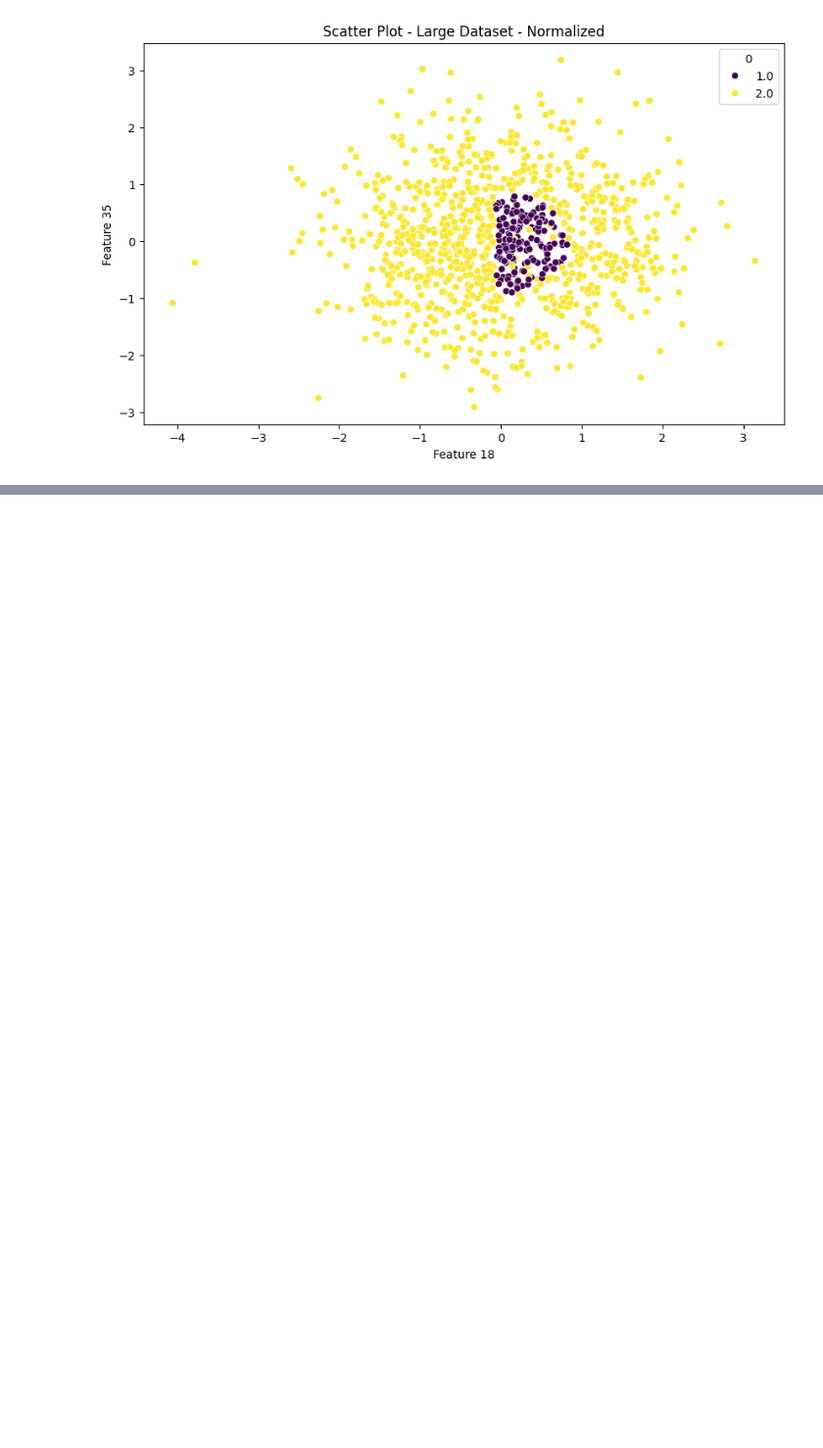
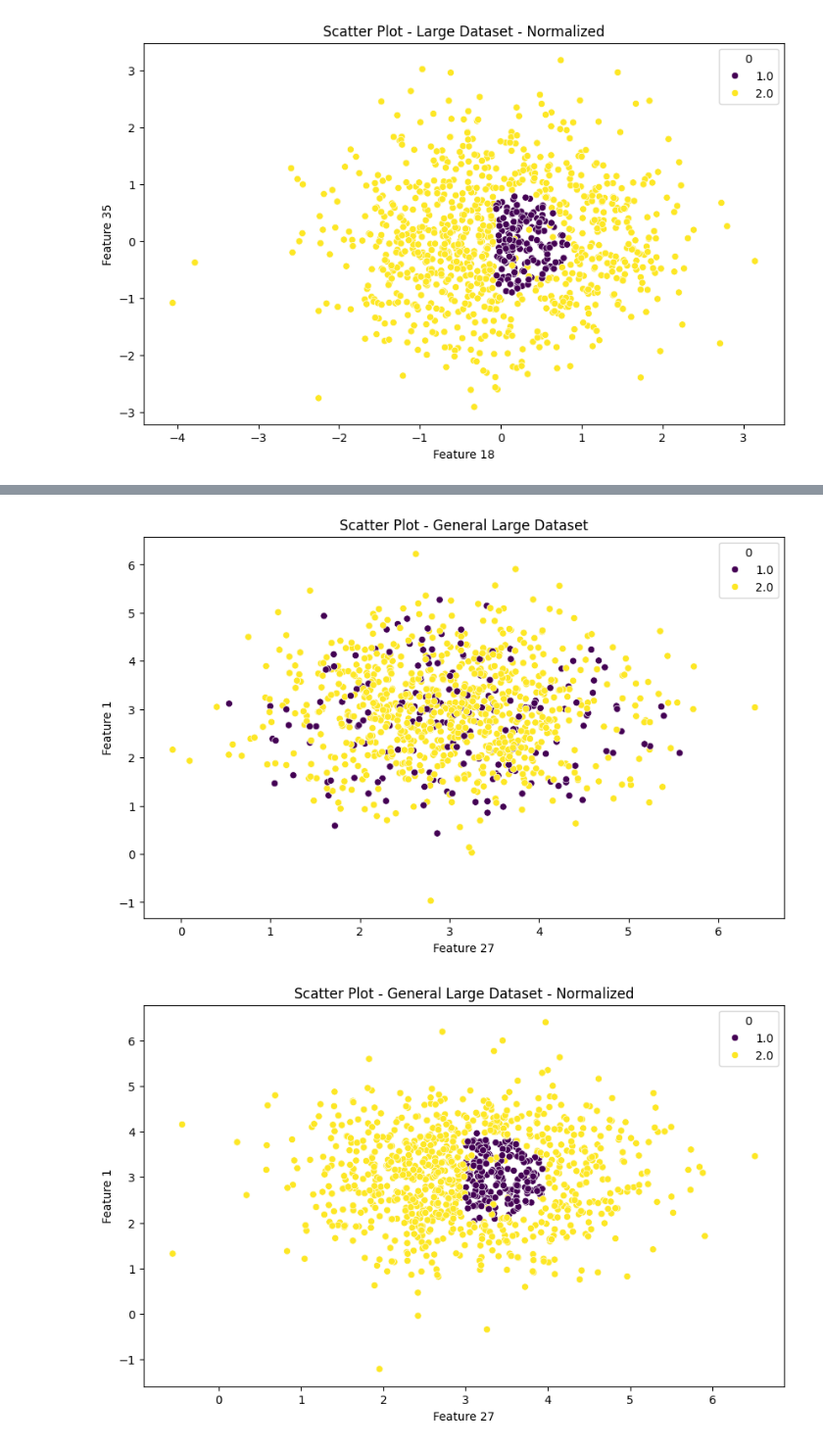
Before and after one commit to FelixMDM/Machine-Learning, a Jupyter notebook: Proj2.ipynb, the cells around one changed output, grey strips where cells are left out. Shown at 98% size. Drawn from its saved outputs; the diff is of its cells as text; code cells hidden in the pictures; blank space fills up the shorter version.

```diff
--- a/Proj2.ipynb
+++ b/Proj2.ipynb
@@ -130,0 +161,30 @@ plt.show()
+# %%
+general_data_large = pd.read_csv('large-test-dataset-1.txt', delim_whitespace=True, header=None)
+
+
+gen_labels_large = general_data_large.iloc[:, 0]
+gen_features_large = general_data_large.iloc[:, 1:]
+
+plt.figure(figsize=(10, 6))
+sns.scatterplot(x=gen_features_large.iloc[:, 27], y=gen_features_large.iloc[:, 1], hue=gen_labels_large, palette='viridis')
+plt.xlabel('Feature 27')
+plt.ylabel('Feature 1')
+plt.title('Scatter Plot - General Large Dataset')
+plt.show()
+
+gen_large_normalized = general_data_large.iloc[:,1:]
+
+gen_large_mean = gen_large_normalized.mean()
+gen_large_std = gen_large_normalized.std()
+
+gen_large_fin = (gen_large_normalized - gen_large_mean)/gen_large_std
+
+plt.figure(figsize=(10, 6))
+sns.scatterplot(x=gen_large_normalized.iloc[:, 26], y=gen_large_normalized.iloc[:, 0], hue=gen_labels_large, palette='viridis')
+plt.xlabel('Feature 27')
+plt.ylabel('Feature 1')
+plt.title('Scatter Plot - General Large Dataset - Normalized')
+plt.show()
+# %% [output]
+[figure, added]
+[figure, added]
```
Also changed, not shown: parts of 2 cells of this notebook.
